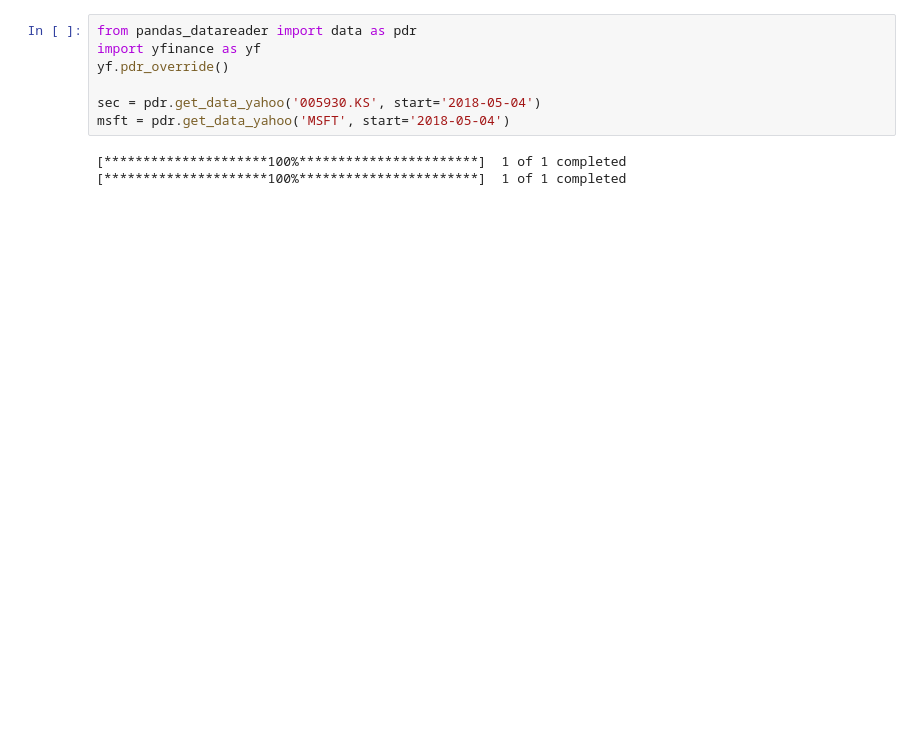
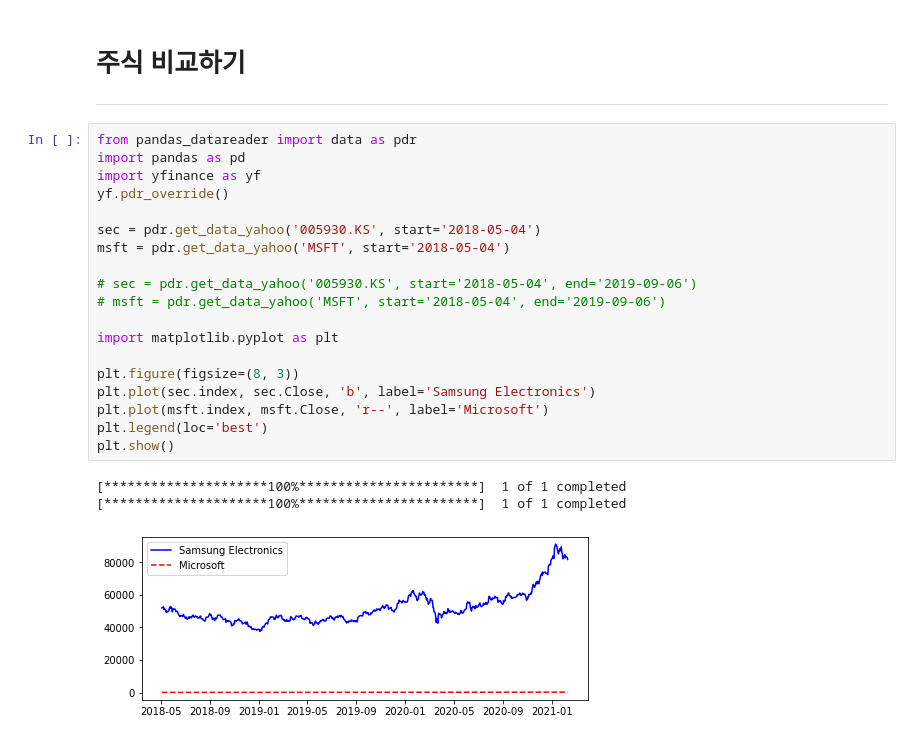
Before and after one commit to ActaV-N/py-stock, a Jupyter notebook: 3.4/3.4.ipynb, the cells around one changed output. Cells and saved outputs as stored; diff of their text form; blank space fills up the shorter version.

```diff
--- a/3.4/3.4.ipynb
+++ b/3.4/3.4.ipynb
@@ -1,10 +1,26 @@
+# %% [markdown]
+# 주식 비교하기
+---
 # %%
 from pandas_datareader import data as pdr
+import pandas as pd
 import yfinance as yf
 yf.pdr_override()
 
 sec = pdr.get_data_yahoo('005930.KS', start='2018-05-04')
 msft = pdr.get_data_yahoo('MSFT', start='2018-05-04')
+
+# sec = pdr.get_data_yahoo('005930.KS', start='2018-05-04', end='2019-09-06')
+# msft = pdr.get_data_yahoo('MSFT', start='2018-05-04', end='2019-09-06')
+
+import matplotlib.pyplot as plt
+
+plt.figure(figsize=(8, 3))
+plt.plot(sec.index, sec.Close, 'b', label='Samsung Electronics')
+plt.plot(msft.index, msft.Close, 'r--', label='Microsoft')
+plt.legend(loc='best')
+plt.show()
 # %% [output]
 [*********************100%***********************]  1 of 1 completed
 [*********************100%***********************]  1 of 1 completed
+[figure, added]
```
Also changed, not shown: parts of 28 cells of this notebook.
